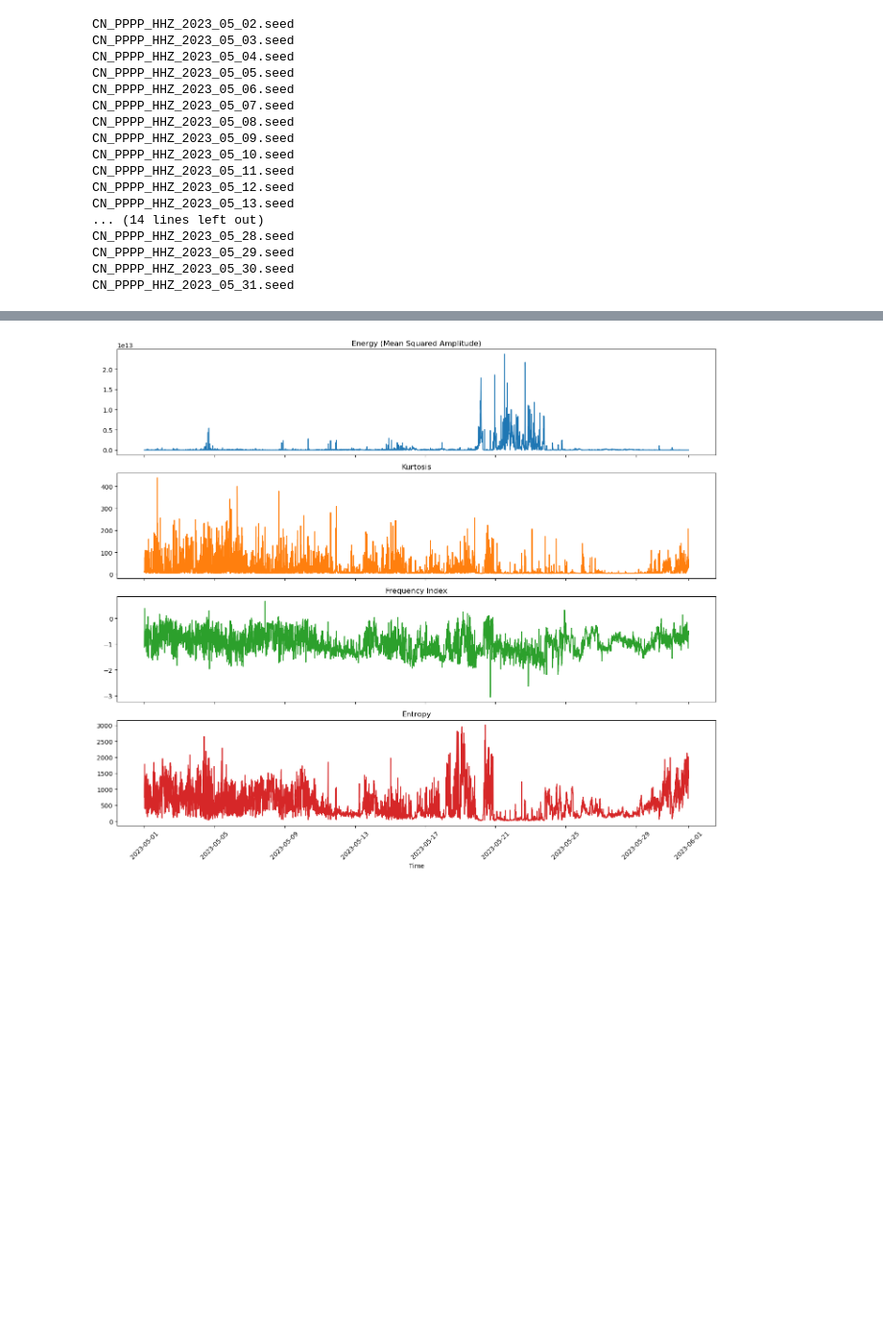
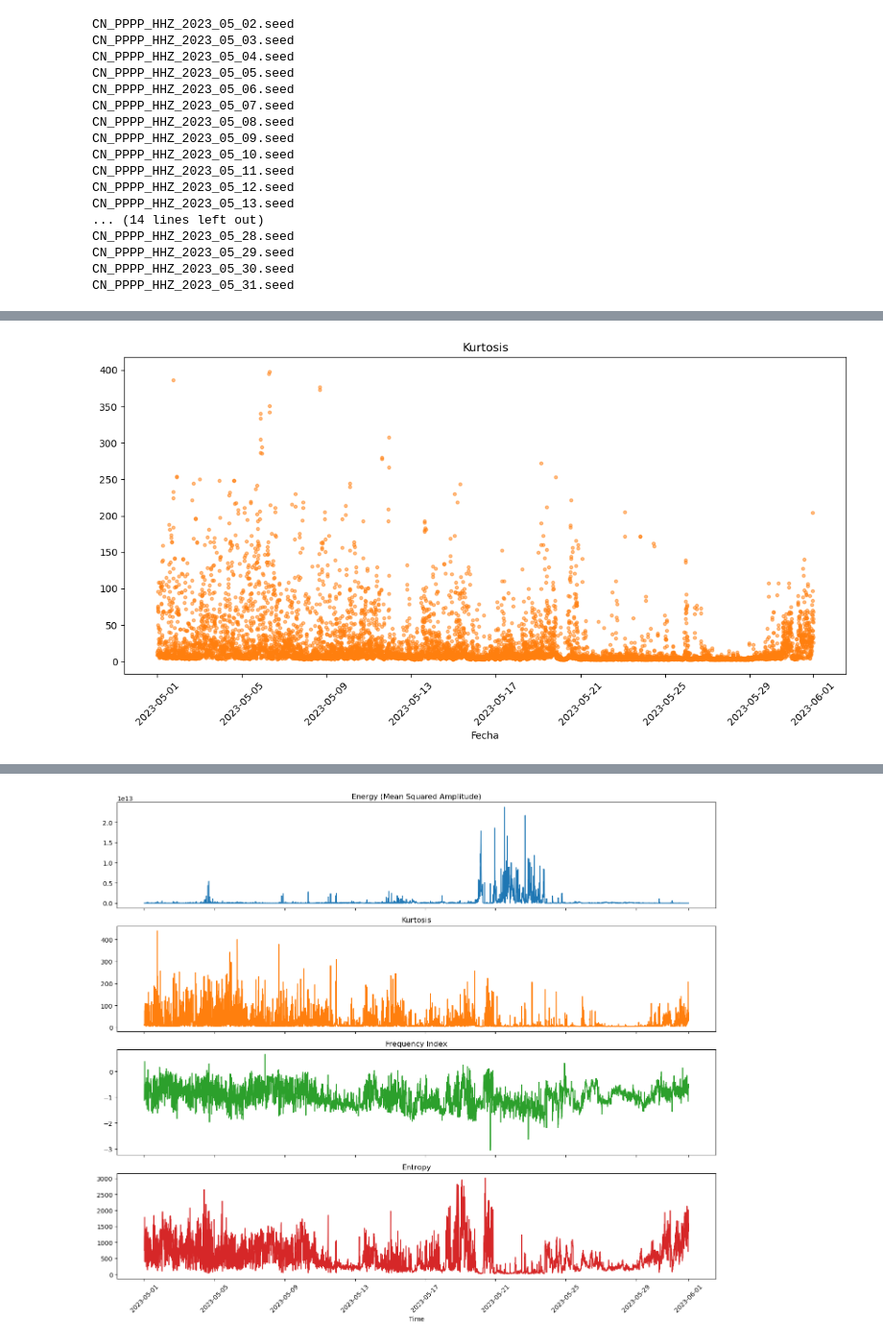
Before and after one commit to javierMoG/PopocatepetlVolcano, a Jupyter notebook: src/extract_features.ipynb, the cells around one changed output, grey strips where cells are left out. Shown at 96% size. Cells and saved outputs as stored; diff of their text form; code cells hidden in the pictures; blank space fills up the shorter version.

```diff
--- a/src/extract_features.ipynb
+++ b/src/extract_features.ipynb
@@ -75,0 +71,12 @@ plt.tight_layout(rect=[0, 0, 1, 0.97])
+# %%
+
+fig2, ax2 = plt.subplots(figsize=(11, 6))
+ax2.scatter(features_df['timestamp'], features_df['kurtosis'], color='tab:orange', s=10, alpha=0.5)
+ax2.set_title('Kurtosis')
+ax2.set_xlabel('Fecha')
+plt.xticks(rotation=45)
+plt.tight_layout()
+#fig2.savefig(r"C:\Users\javie\OneDrive - INSTITUTO TECNOLOGICO AUTONOMO DE MEXICO\MaestriaEnCienciaDeDatos\EstanciaDeInvestigacion\Popocatepelt\PopocatepetlVolcano\img\ReporteEstancia\Kurtosis_may.pdf", bbox_inches="tight", dpi=300)
+#plt.close(fig2)
+# %% [output]
+[figure, added]
```
Also changed, not shown: parts of 6 cells of this notebook.
